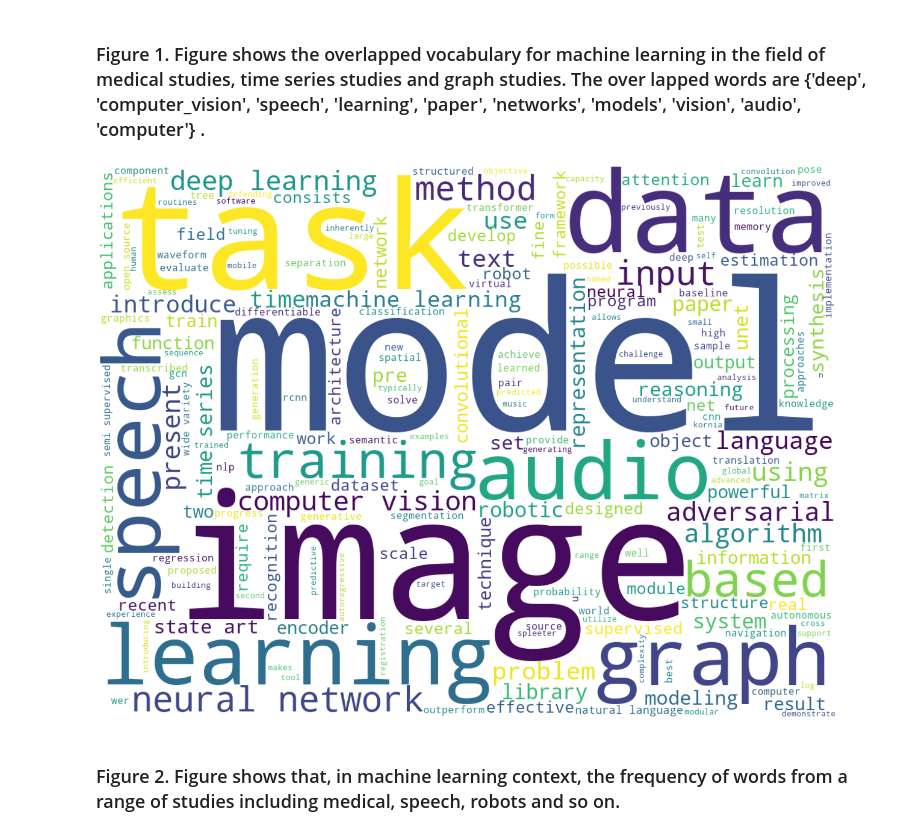
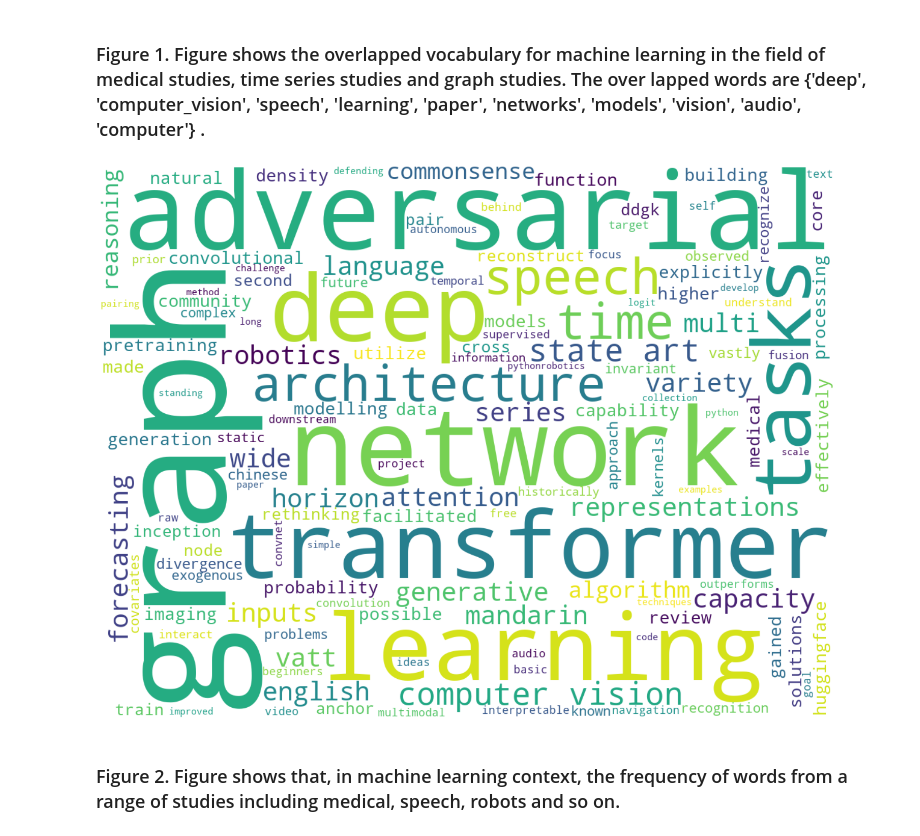
Before and after one commit to ziye003/DataIncubatorChallenge, a Jupyter notebook: DICsec1.ipynb, the cells around one changed output. Saved outputs shown, nothing was run; the diff lists cells and outputs as text; code cells hidden in the pictures.

```diff
--- a/DICsec1.ipynb
+++ b/DICsec1.ipynb
@@ -14,20 +14,20 @@ plt.show()
 # %% [markdown]
 ### Figure 1. Figure shows the overlapped vocabulary for machine learning in the field of medical studies, time series studies and graph studies. The over lapped words are {'deep', 'computer_vision', 'speech', 'learning', 'paper', 'networks', 'models', 'vision', 'audio', 'computer'} .
 # %%
-norm_text = ' '.join(sumsAll)
+norm_text = ' '.join(sums.medical)
 
 wordcloud = WordCloud(background_color = 'white',
                       max_words = 200,
                       width = 1200,
                       height = 900).generate(norm_text)
 
 fig, ax = plt.subplots(figsize = (30, 20))
 # Display the generated image:
 plt.imshow(wordcloud, interpolation='bilinear')
 plt.axis("off")
 plt.show()
 # %% [output]
-[figure, old version]
+[figure, new version]
 # %% [markdown]
 ### Figure 2. Figure shows that, in machine learning context,  the frequency of words from a range of studies including medical, speech, robots and so on.
 # %%
```
Also changed, not shown: parts of 43 cells of this notebook, 3 other files.
